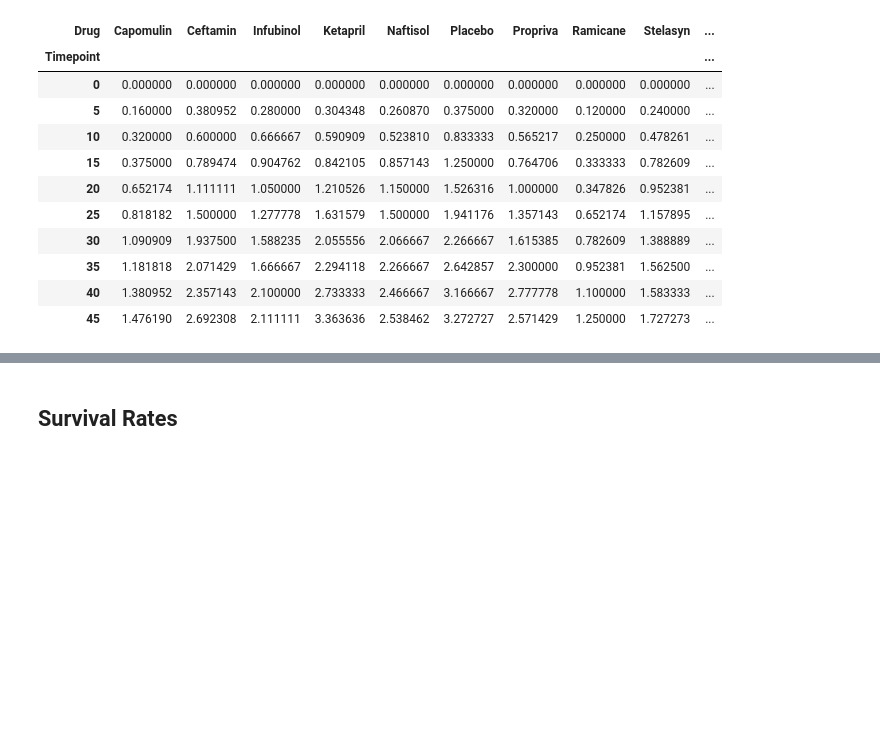
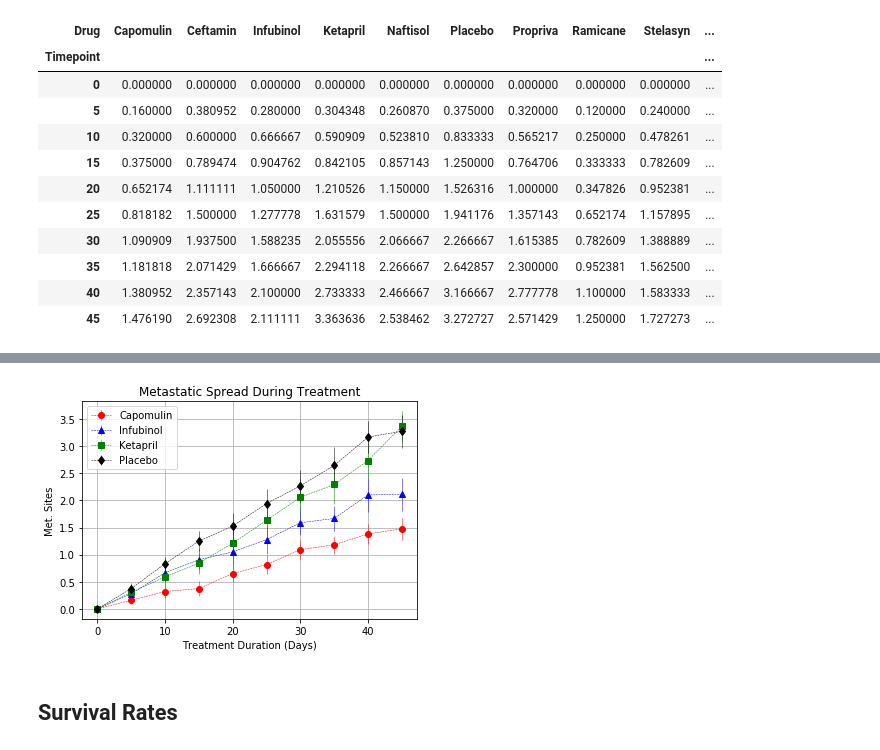
Before and after one commit to ZGrinacoff/matplotlib-Pymaceuticals_Inc, a Jupyter notebook: pymaceuticals_master.ipynb, the cells around one changed output, grey strips where cells are left out. Saved outputs shown, nothing was run; the diff lists cells and outputs as text; code cells hidden in the pictures; blank space fills up the shorter version.

Commit message:
Generated plot with error bars for met. spread during treatment

```diff
--- a/pymaceuticals_master.ipynb
+++ b/pymaceuticals_master.ipynb
@@ -87,10 +87,10 @@ df_pivot_avg_tumorvolume
 | 45 | 36.236114 | 64.132421 | 65.755562 | 70.662958 | 69.265506 | 68.084082 | 66.258529 | 34.955595 | 68.438310 | ... |
 # %%
 # Generate the Plot (with Error Bars)
-avg_tumor_volume_format = [('Capomulin','o','red'),('Infubinol','^','blue'),
+drug_format = [('Capomulin','o','red'),('Infubinol','^','blue'),
                            ('Ketapril','s','green'),('Placebo','d','black')]
 
-for drug, marker, color in avg_tumor_volume_format:
+for drug, marker, color in drug_format:
     ste = avg_tumor_volume_stderror[drug]
     tumor_response_plt = plt.errorbar(df_pivot_avg_tumorvolume.index,
                                       df_pivot_avg_tumorvolume[drug], ste, fmt=marker,
@@ -176,3 +167,24 @@ df_pivot_avg_met
+# %%
+# Generate the Plot (with Error Bars)
+for drug, marker, color in drug_format:
+    ste = avg_met_stderror[drug]
+    met_treatment_plt = plt.errorbar(df_pivot_avg_met.index,
+                                    df_pivot_avg_met[drug], ste, fmt=marker,
+                                    ls='--', color=color, linewidth=0.5)
+
+# Show the Figure
+plt.legend(loc='best')
+plt.title('Metastatic Spread During Treatment')
+plt.xlabel('Treatment Duration (Days)')
+plt.ylabel('Met. Sites')
+plt.grid()
+
+# Save the Figure
+plt.savefig('Images/Metastatic_Spread_During_Treatment.png')
+
+plt.show()
+# %% [output]
+[figure, added]
 # %% [markdown]
 ## Survival Rates
 # %%
```
Also changed, not shown: parts of 2 cells of this notebook.
